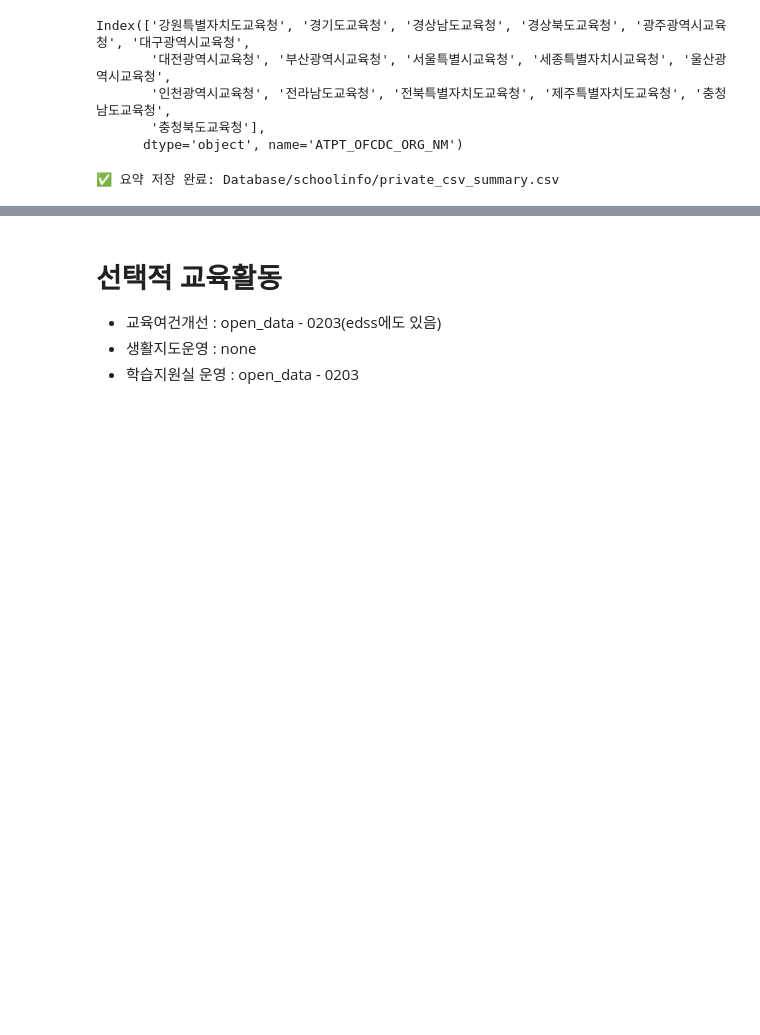
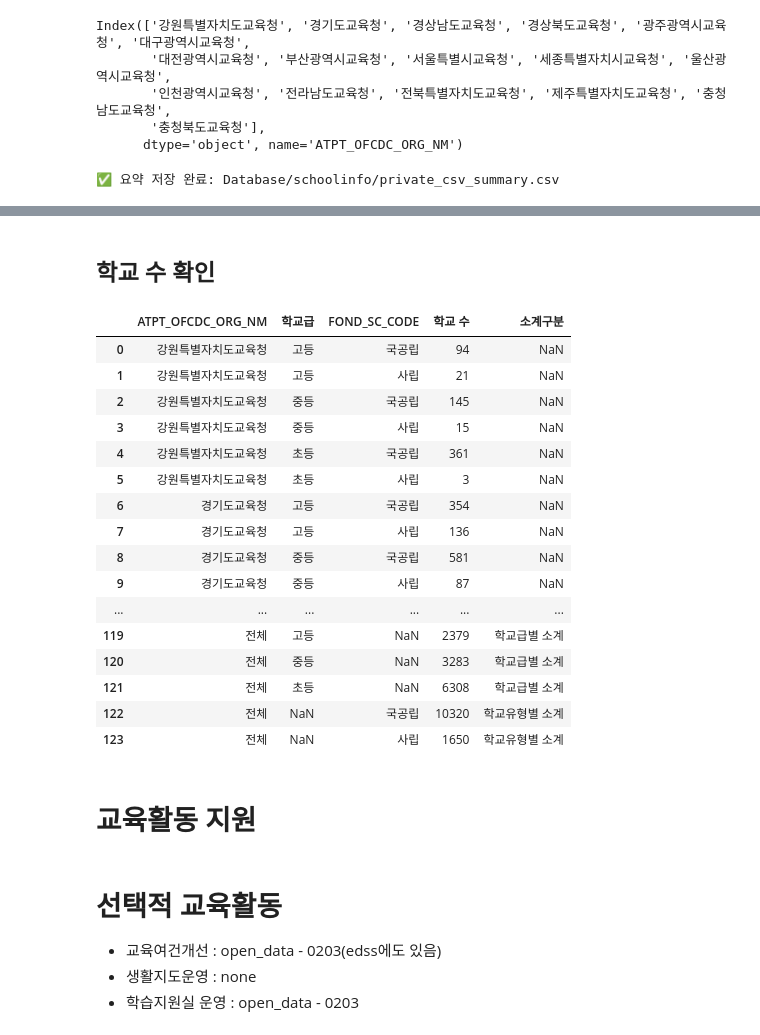
Before and after one commit to Kim-Yiji/Contest_edudata, a Jupyter notebook: data.ipynb, the cells around one changed output, grey strips where cells are left out. Cells and saved outputs as stored; diff of their text form; code cells hidden in the pictures; blank space fills up the shorter version.

```diff
--- a/data.ipynb
+++ b/data.ipynb
@@ -781,6 +781,31 @@ df
 | 33 | 사립_고등_예산_세입_2024.csv | 5.416435e+09 | 2.089735e+08 | 1.002077e+09 | 0.0 | 5.078508e+07 | 4.623834e+07 | 6.724508e+09 | NaN | NaN | ... |
 | 34 | 사립_고등_결산_세입_2023.csv | 7.712790e+09 | 2.664405e+08 | 8.439995e+08 | 0.0 | 6.613335e+07 | 4.280524e+08 | 9.317416e+09 | NaN | NaN | ... |
 | 35 | 사립_고등_결산_세입_2022.csv | 7.138248e+09 | 2.346854e+08 | 7.666125e+08 | 0.0 | 5.236377e+07 | 3.878746e+08 | 8.579784e+09 | NaN | NaN | ... |
+# %% [markdown]
+## 학교 수 확인
+# %%
+df = pd.read_csv("Database/schoolinfo/number_of_school.csv")
+df
+# %% [output]
+|  | ATPT_OFCDC_ORG_NM | 학교급 | FOND_SC_CODE | 학교 수 | 소계구분 |
+| 0 | 강원특별자치도교육청 | 고등 | 국공립 | 94 | NaN |
+| 1 | 강원특별자치도교육청 | 고등 | 사립 | 21 | NaN |
+| 2 | 강원특별자치도교육청 | 중등 | 국공립 | 145 | NaN |
+| 3 | 강원특별자치도교육청 | 중등 | 사립 | 15 | NaN |
+| 4 | 강원특별자치도교육청 | 초등 | 국공립 | 361 | NaN |
+| 5 | 강원특별자치도교육청 | 초등 | 사립 | 3 | NaN |
+| 6 | 경기도교육청 | 고등 | 국공립 | 354 | NaN |
+| 7 | 경기도교육청 | 고등 | 사립 | 136 | NaN |
+| 8 | 경기도교육청 | 중등 | 국공립 | 581 | NaN |
+| 9 | 경기도교육청 | 중등 | 사립 | 87 | NaN |
+| ... | ... | ... | ... | ... | ... |
+| 119 | 전체 | 고등 | NaN | 2379 | 학교급별 소계 |
+| 120 | 전체 | 중등 | NaN | 3283 | 학교급별 소계 |
+| 121 | 전체 | 초등 | NaN | 6308 | 학교급별 소계 |
+| 122 | 전체 | NaN | 국공립 | 10320 | 학교유형별 소계 |
+| 123 | 전체 | NaN | 사립 | 1650 | 학교유형별 소계 |
+# %% [markdown]
+# 교육활동 지원
 # %% [markdown]
 # 선택적 교육활동
 - 교육여건개선 : open_data - 0203(edss에도 있음)
```
Also changed, not shown: 2 other files.
